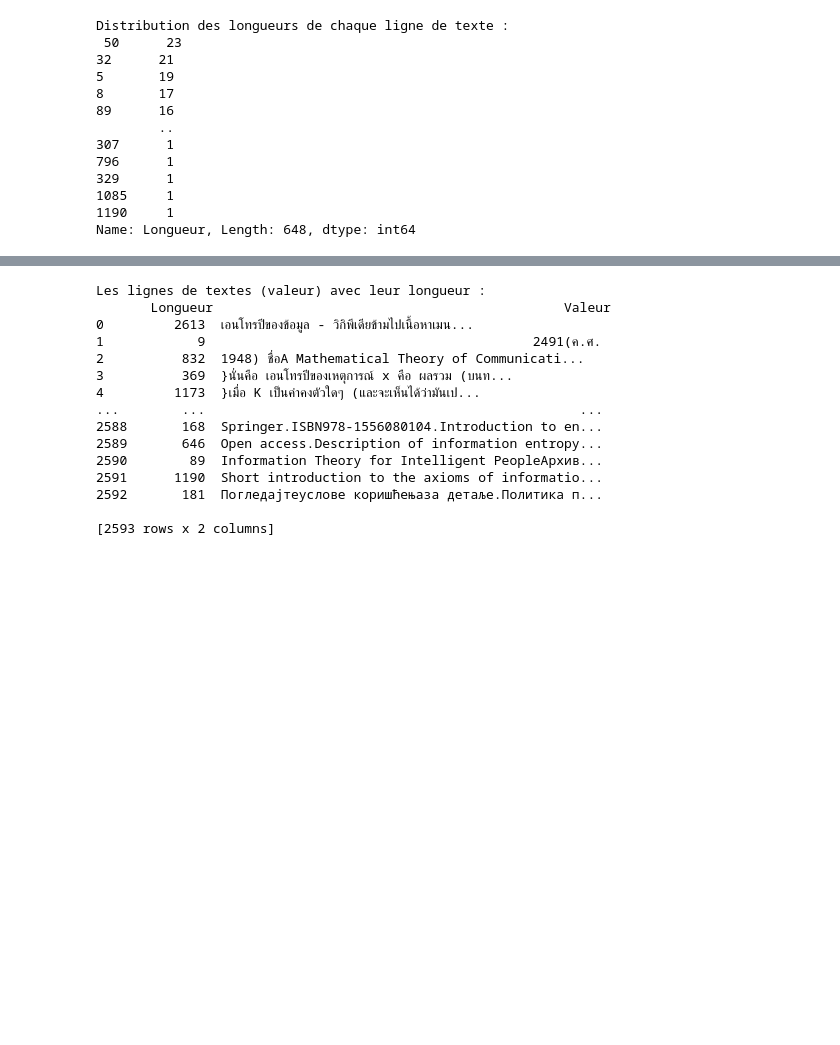
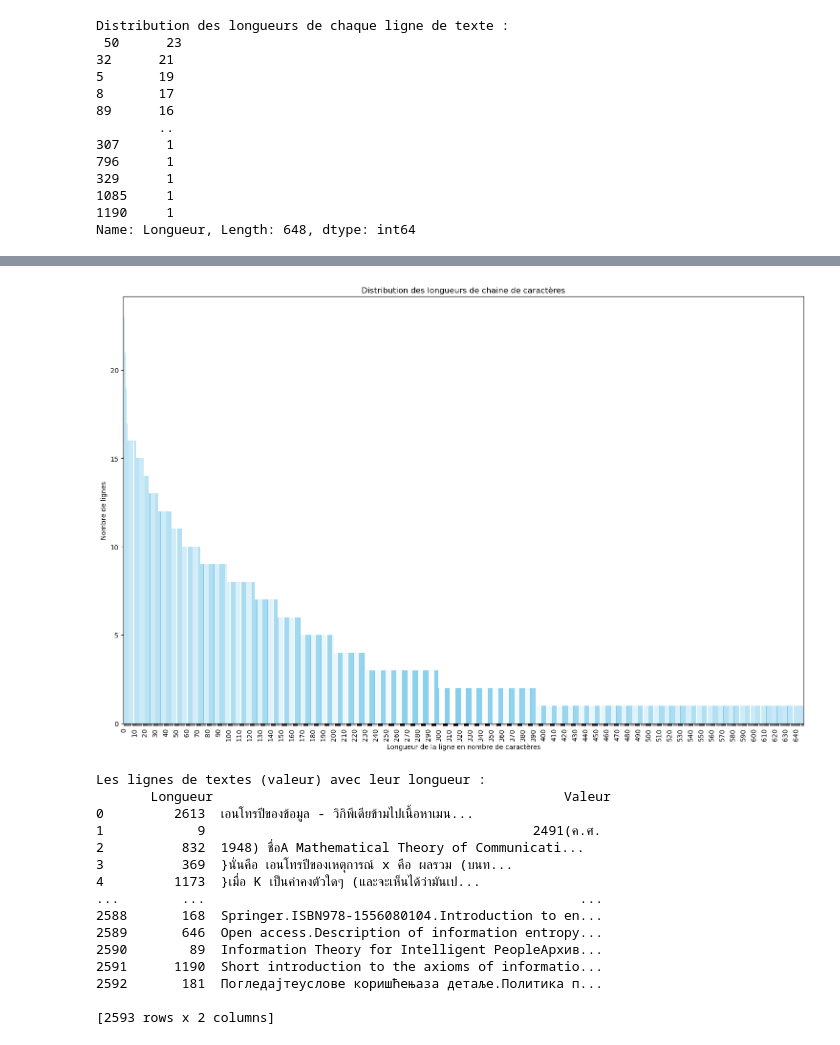
Before and after one commit to NgauvNicolas/Outils_Traitement_Corpus, a Jupyter notebook: notebooks/corpus_stats.ipynb, the cells around one changed output, grey strips where cells are left out. Drawn from its saved outputs; the diff is of its cells as text; code cells hidden in the pictures; blank space fills up the shorter version.

```diff
--- a/notebooks/corpus_stats.ipynb
+++ b/notebooks/corpus_stats.ipynb
@@ -132,3 +207,28 @@ Name: Longueur, Length: 648, dtype: int64
+# %%
+# Création du graphique en barres
+plt.figure(figsize=(15, 10))
+distribution_longueurs.plot(kind="bar", color="skyblue")
+plt.xlabel("Longueur de la ligne en nombre de caractères")
+plt.ylabel("Nombre de lignes")
+plt.title("Distribution des longueurs de chaine de caractères")
+
+# Sélectionner un sous-ensemble des labels pour l'axe x pour plus de lisibilité (ici on affiche pas tous les labels en abscisse car il y a trop de lignes)
+N = 10  # Afficher chaque N-ième label
+indices = range(len(distribution_longueurs))
+labels = [index if i % N == 0 else "" for i, index in enumerate(indices)]
+plt.xticks(
+    indices, labels, rotation=90
+)  # Rotation des étiquettes de l'axe x pour une meilleure lisibilité
+
+plt.tight_layout()
+
+# Sauvegarder le graphique
+plt.savefig("../results/distribution_longueurs_avant_nettoyage_augmentation.png")
+
+# Affichage du graphique
+plt.show()
+# %% [output]
+[figure, added]
 # %%
 print("Les lignes de textes (valeur) avec leur longueur :\n", resultat_df)
 # %% [output]
```
Also changed, not shown: parts of 40 cells of this notebook.
